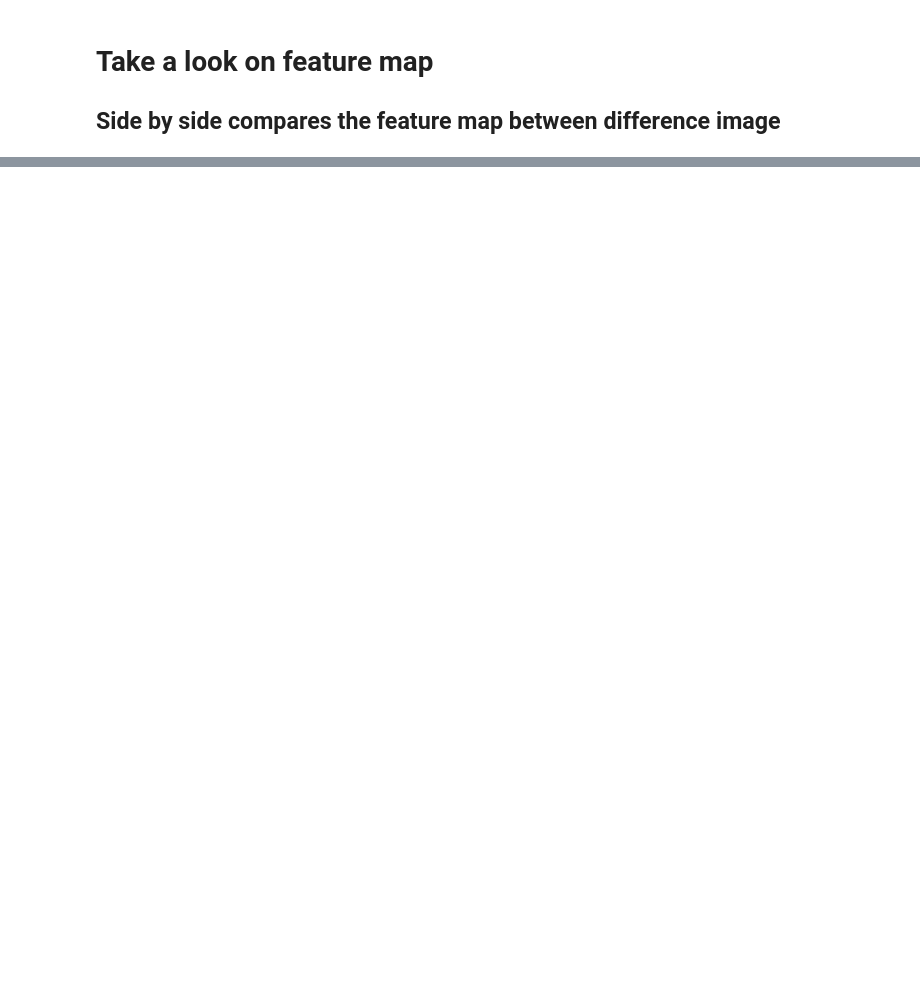
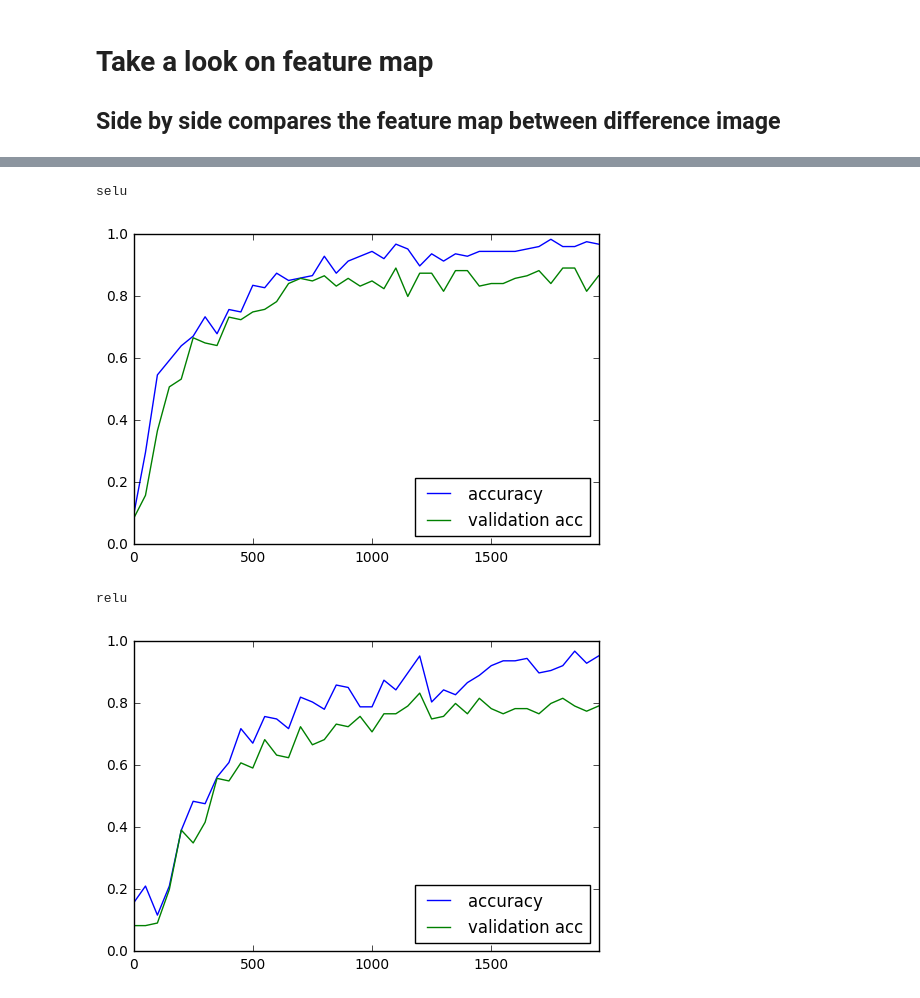
Before and after one commit to AriHuang/AI-study-group, a Jupyter notebook: Week3-Kaggle-seeding/seeding_selu.ipynb, the cells around one changed output, grey strips where cells are left out. Saved outputs shown, nothing was run; the diff lists cells and outputs as text; code cells hidden in the pictures; blank space fills up the shorter version.

```diff
--- a/Week3-Kaggle-seeding/seeding_selu.ipynb
+++ b/Week3-Kaggle-seeding/seeding_selu.ipynb
@@ -279,0 +365,32 @@ feature map of l2con0
+# %%
+ops.reset_default_graph()  #< ==== reset everything
+net = Model_2(name= "selu")
+SAVE = "save/selu.ckpt"
+KEEP_PROB = 0.8
+echo = 0
+best_acc = 0
+best_valid_acc = 0
+best_step = 0
+saver = tf.train.Saver()
+training_process_2 = []
+sess = tf.InteractiveSession()
+sess.run(tf.global_variables_initializer())
+for echo in range(2000):
+    x_, y_ = train_db.get_batch(32)
+    feed_dict = {net.image: x_, net.y_: y_, net.keep_prob: KEEP_PROB}
+    sess.run(net.trainStep, feed_dict = feed_dict)
+    if echo % 50 == 0:
+        x_, y_ = train_db.get_batch(128)
+        feed_dict = {net.image: x_, net.y_: y_, net.keep_prob: 1}
+        cost, acc = sess.run( (net.cost, net.accuracy), feed_dict = feed_dict)
+        x_, y_ = valid_db.get_batch(120)
+        feed_dict = {net.image: x_, net.y_: y_, net.keep_prob: 1}
+        valid_cost, valid_acc = sess.run( (net.cost, net.accuracy), feed_dict = feed_dict)
+        print("Step:{0}, training cost:{1:.3f}, accuracy:{2:.3f}, validation cost:{3:.3f}, accuracy:{4:.3f}".format( echo, cost, acc, valid_cost,valid_acc))
+        training_process_2.append([acc, valid_acc])
+        if best_acc < acc:
+            best_acc = acc
+            best_valid_acc = valid_acc
+            best_step = echo
+            print(saver.save(sess, SAVE, global_step = echo))
+print("Best on step {0} with accuracy:{1:.3f} and validation accuracy:{2:.3f}".format( best_step, best_acc, best_valid_acc))
@@ -279,0 +519,18 @@ feature map of l2con0
+# %%
+import pandas as pd
+import matplotlib.pyplot as plt
+
+print("selu")
+data = pd.DataFrame(training_process_2,index=np.arange(len(training_process_2)*50, step =50), columns =['accuracy','validation acc'])
+data.plot()
+plt.show()
+
+print("relu")
+data = pd.DataFrame(training_process,index=np.arange(len(training_process)*50, step =50), columns =['accuracy','validation acc'])
+data.plot()
+plt.show()
+# %% [output]
+selu
+[figure, added]
+relu
+[figure, added]
```
Also changed, not shown: parts of 11 cells of this notebook.
